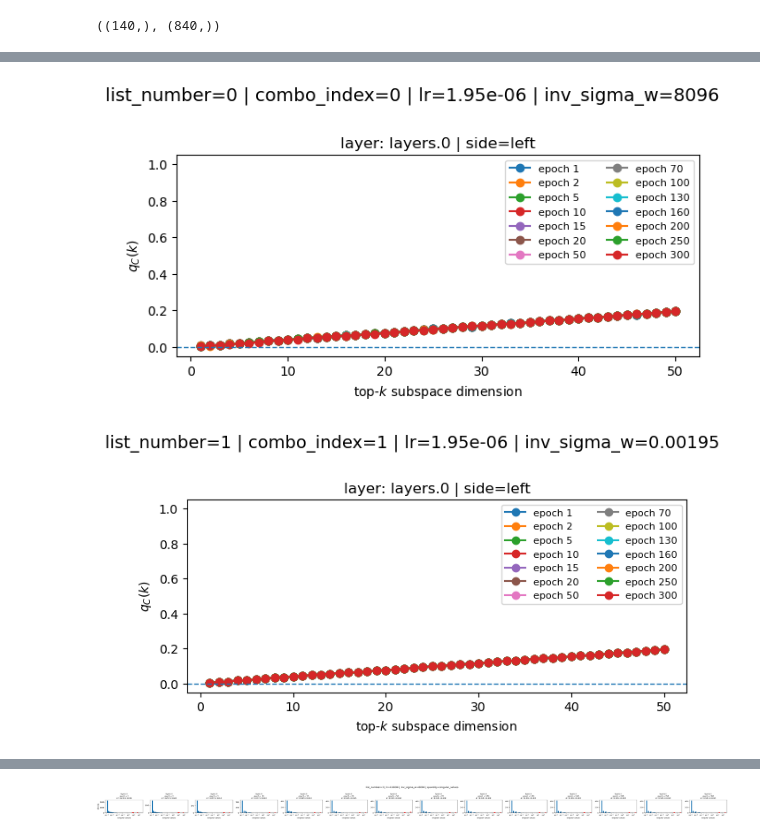
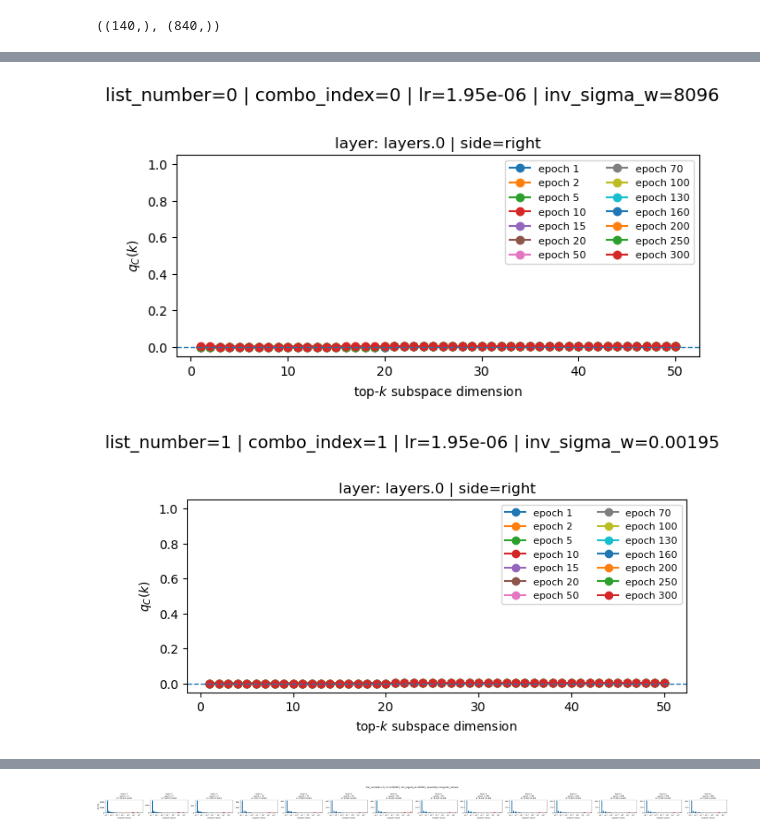
Before and after one commit to f-damico/BBP_in_SGD, a Jupyter notebook: notebook_svd_and_q.ipynb, the cells around one changed output, grey strips where cells are left out. Cells and saved outputs as stored; diff of their text form; code cells hidden in the pictures.

```diff
--- a/notebook_svd_and_q.ipynb
+++ b/notebook_svd_and_q.ipynb
@@ -1926,15 +1926,15 @@ list(zip(epochs, A_mean, A_std, B_mean, B_std))
 # %%
 fig, axes, qC_res = plot_qC_subspace_overlap_vs_k(
     results_dir="/mnt/beegfs/2a/mb12724/franc/BBP_in_SGD/data/experiment_2/exp2_SVD_dnn_SMALL_sgd_relu_q_v4",
     config_path="/mnt/beegfs/2a/mb12724/franc/BBP_in_SGD/src/experiment_2/DNN_utkface_age_phase_diagram_q.json",
     list_instead_of_grid=True,
     list_number=0,
     layers=["layers.0"],
-    side="left",
+    side="right",
     max_k=50,
 )
 # %% [output]
-[figure, old version]
+[figure, new version]
 # %%
 fig, axes, qC_res = plot_qC_subspace_overlap_vs_k(
     results_dir="/mnt/beegfs/2a/mb12724/franc/BBP_in_SGD/data/experiment_2/exp2_SVD_dnn_SMALL_sgd_relu_q_v4",
@@ -1942,11 +1942,11 @@ fig, axes, qC_res = plot_qC_subspace_overlap_vs_k(
     list_instead_of_grid=True,
     list_number=1,
     layers=["layers.0"],
-    side="left",
+    side="right",
     max_k=50,
 )
 # %% [output]
-[figure, old version]
+[figure, new version]
 # %%
 fig, axes, qC_res = plot_qC_subspace_overlap_vs_k(
     results_dir="/mnt/beegfs/2a/mb12724/franc/BBP_in_SGD/data/experiment_2/exp2_SVD_dnn_SMALL_sgd_relu_q_v4",
```
Also changed, not shown: parts of 22 cells of this notebook, 2 other files.
